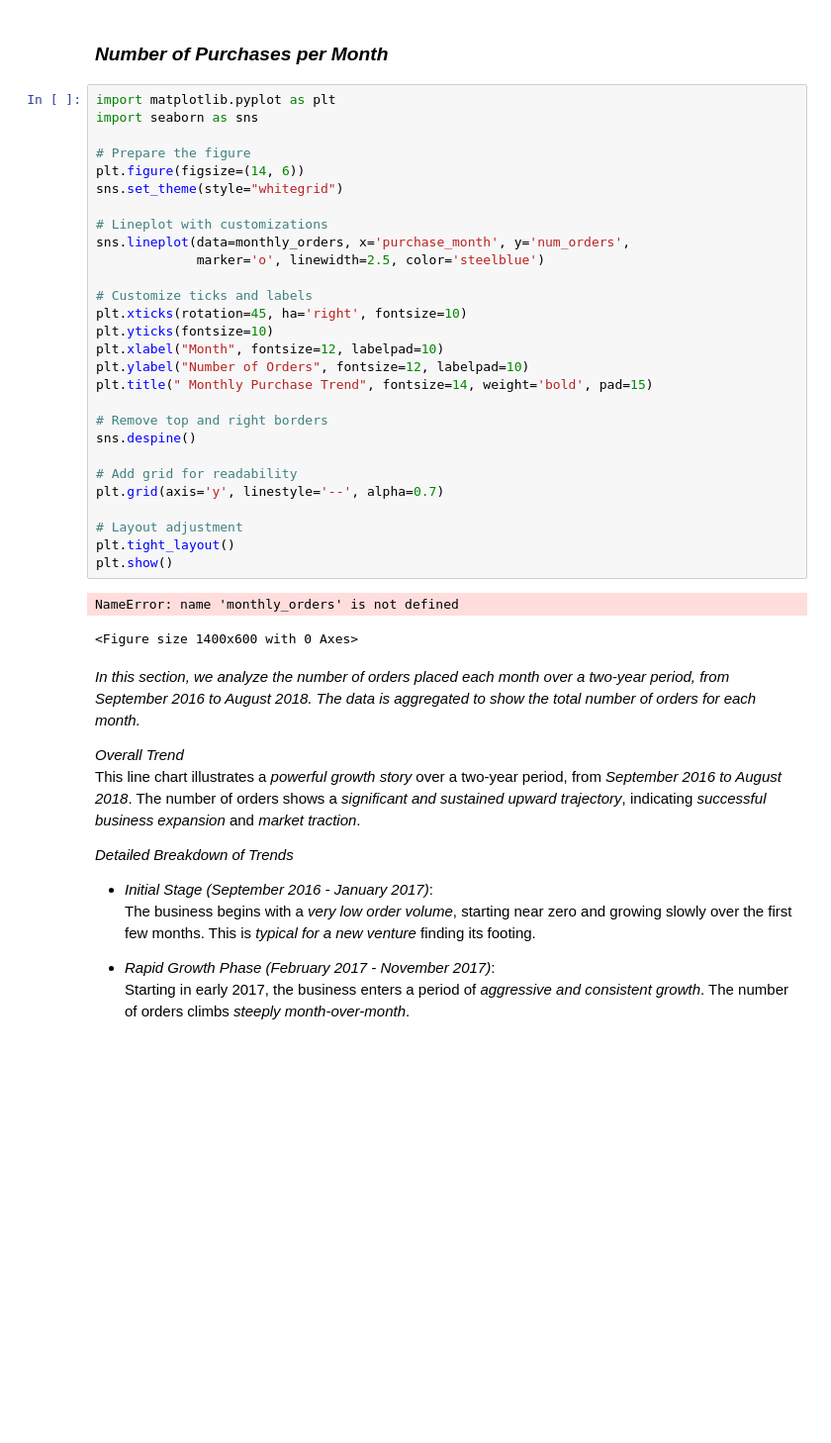
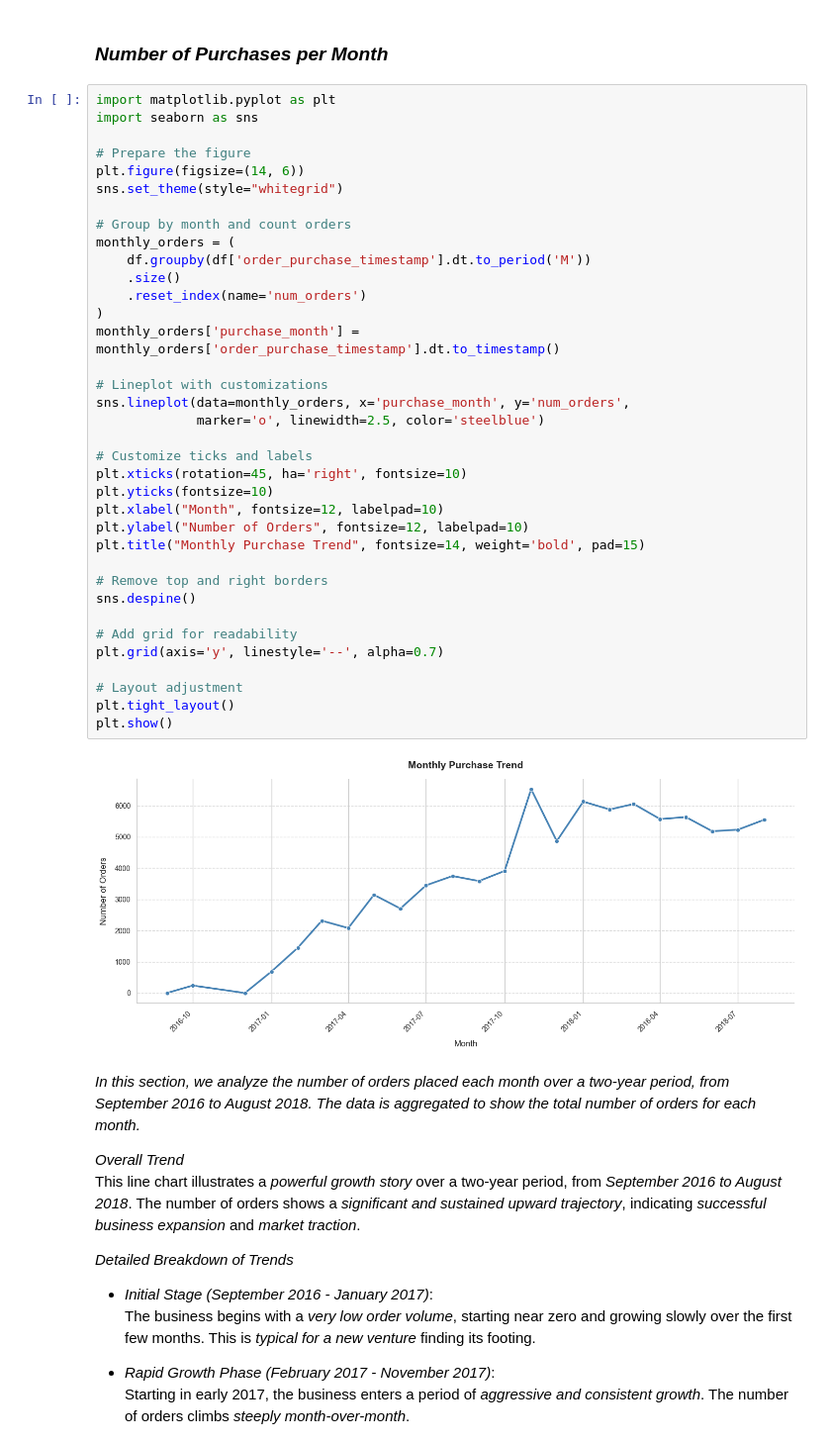
Before and after one commit to SnitTeshome/DSA2040A_DataMining_Group-8_Snit_552___Mohamed_006___Halima_315___Lesala_218, a Jupyter notebook: notebooks/2_exploratory_analysis.ipynb, the cells around one changed output. Shown at 99% size. Cells and saved outputs as stored; diff of their text form; blank space fills up the shorter version.

```diff
--- a/notebooks/2_exploratory_analysis.ipynb
+++ b/notebooks/2_exploratory_analysis.ipynb
@@ -604,34 +607,41 @@ Timely delivery is *critical* for customer satisfaction. Even minor delays resul
 # %%
 import matplotlib.pyplot as plt
 import seaborn as sns
 
 # Prepare the figure
 plt.figure(figsize=(14, 6))
 sns.set_theme(style="whitegrid")
+
+# Group by month and count orders
+monthly_orders = (
+    df.groupby(df['order_purchase_timestamp'].dt.to_period('M'))
+    .size()
+    .reset_index(name='num_orders')
+)
+monthly_orders['purchase_month'] = monthly_orders['order_purchase_timestamp'].dt.to_timestamp()
 
 # Lineplot with customizations
 sns.lineplot(data=monthly_orders, x='purchase_month', y='num_orders',
              marker='o', linewidth=2.5, color='steelblue')
 
 # Customize ticks and labels
 plt.xticks(rotation=45, ha='right', fontsize=10)
 plt.yticks(fontsize=10)
 plt.xlabel("Month", fontsize=12, labelpad=10)
 plt.ylabel("Number of Orders", fontsize=12, labelpad=10)
-plt.title(" Monthly Purchase Trend", fontsize=14, weight='bold', pad=15)
+plt.title("Monthly Purchase Trend", fontsize=14, weight='bold', pad=15)
 
 # Remove top and right borders
 sns.despine()
 
 # Add grid for readability
 plt.grid(axis='y', linestyle='--', alpha=0.7)
 
 # Layout adjustment
 plt.tight_layout()
 plt.show()
 # %% [output]
-NameError: name 'monthly_orders' is not defined
-<Figure size 1400x600 with 0 Axes>
+[figure, added]
 # %% [markdown]
 *In this section, we analyze the number of orders placed each month over a two-year period, from September 2016 to August 2018. The data is aggregated to show the total number of orders for each month.*
 
```
Also changed, not shown: parts of 12 cells of this notebook, 2 other files.
